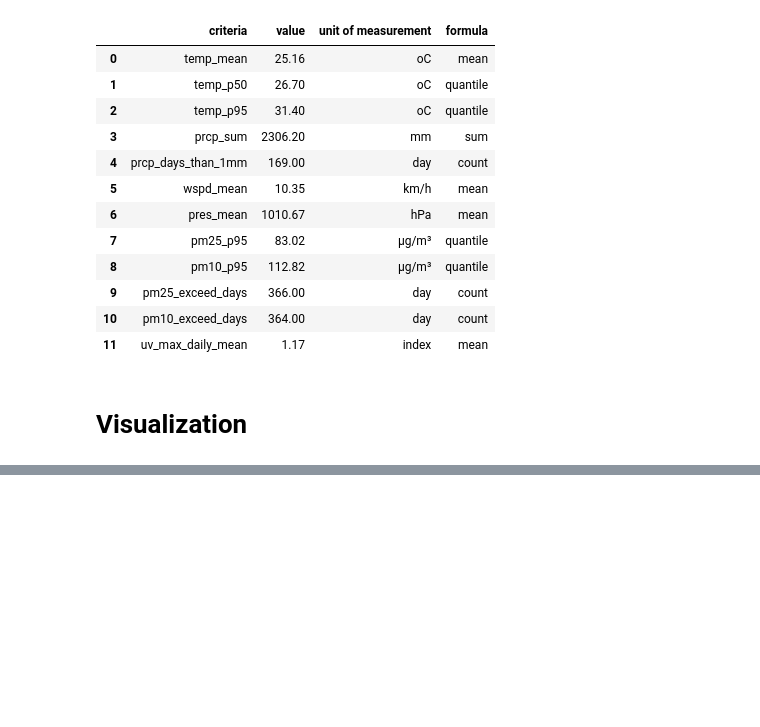
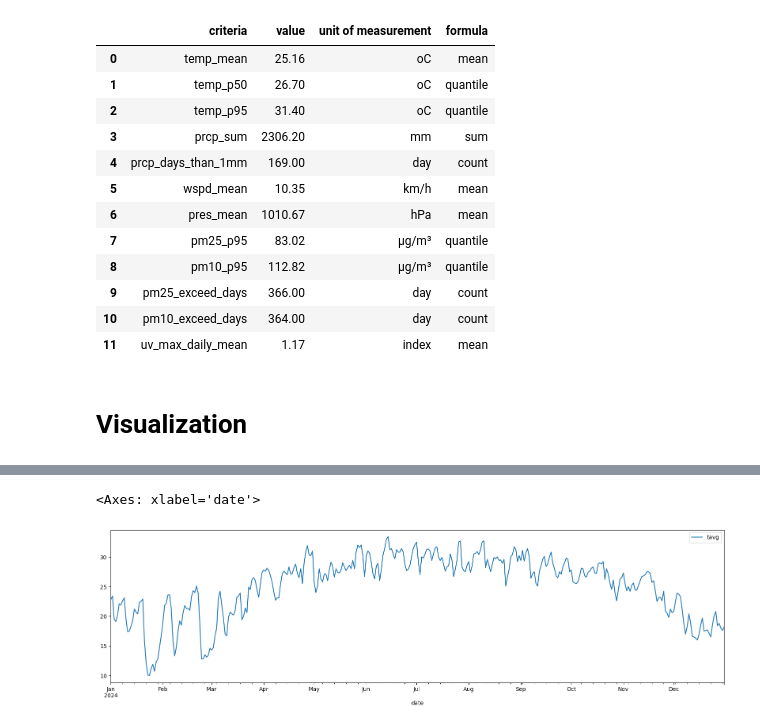
Before and after one commit to tannedjames/2526-LTXLDL-Project-AIT2006-4-3.2, a Jupyter notebook: final/src/main.ipynb, the cells around one changed output, grey strips where cells are left out. Cells and saved outputs as stored; diff of their text form; code cells hidden in the pictures; blank space fills up the shorter version.

Commit message:
feat: predict tavg

```diff
--- a/final/src/main.ipynb
+++ b/final/src/main.ipynb
@@ -431,0 +472,6 @@ stats
+# %%
+tavg_data = clean_df[clean_df["is_deleted"] == False]["tavg"].reset_index()
+tavg_data.plot.line(x="date", y="tavg", figsize=(20,5))
+# %% [output]
+<Axes: xlabel='date'>
+[figure, added]
```
Also changed, not shown: parts of 21 cells of this notebook, 2 other files.
